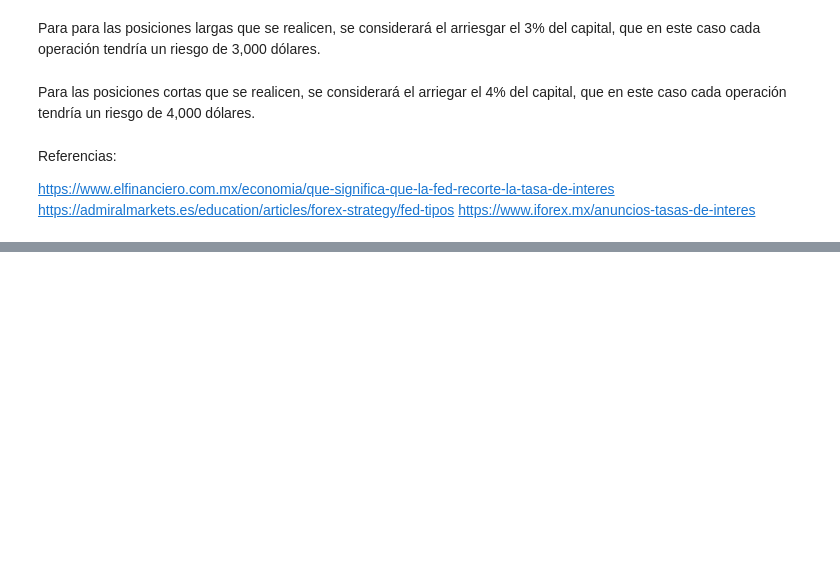
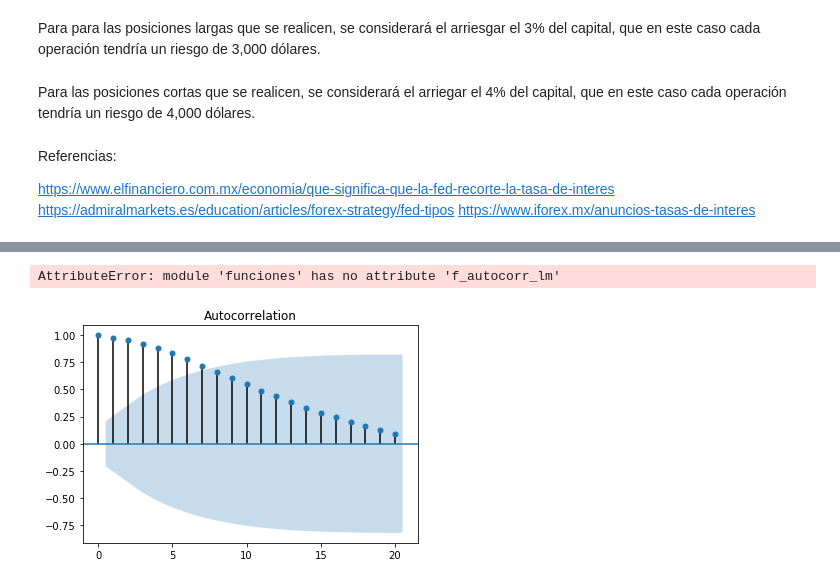
Before and after one commit to ferpinedot/ProyectoFinal_MST, a Jupyter notebook: Proyecto_equipo5.ipynb, the cells around one changed output, grey strips where cells are left out. Cells and saved outputs as stored; diff of their text form; code cells hidden in the pictures; blank space fills up the shorter version.

```diff
--- a/Proyecto_equipo5.ipynb
+++ b/Proyecto_equipo5.ipynb
@@ -232,0 +324,9 @@ https://www.iforex.mx/anuncios-tasas-de-interes
+# %%
+fac_lm = fn.f_autocorr_lm(datos)
+fac_lm
+# %% [output]
+AttributeError: module 'funciones' has no attribute 'f_autocorr_lm'
+# %%
+vn.v_fac(datos)
+# %% [output]
+[figure, added]
```
Also changed, not shown: parts of 17 cells of this notebook.
